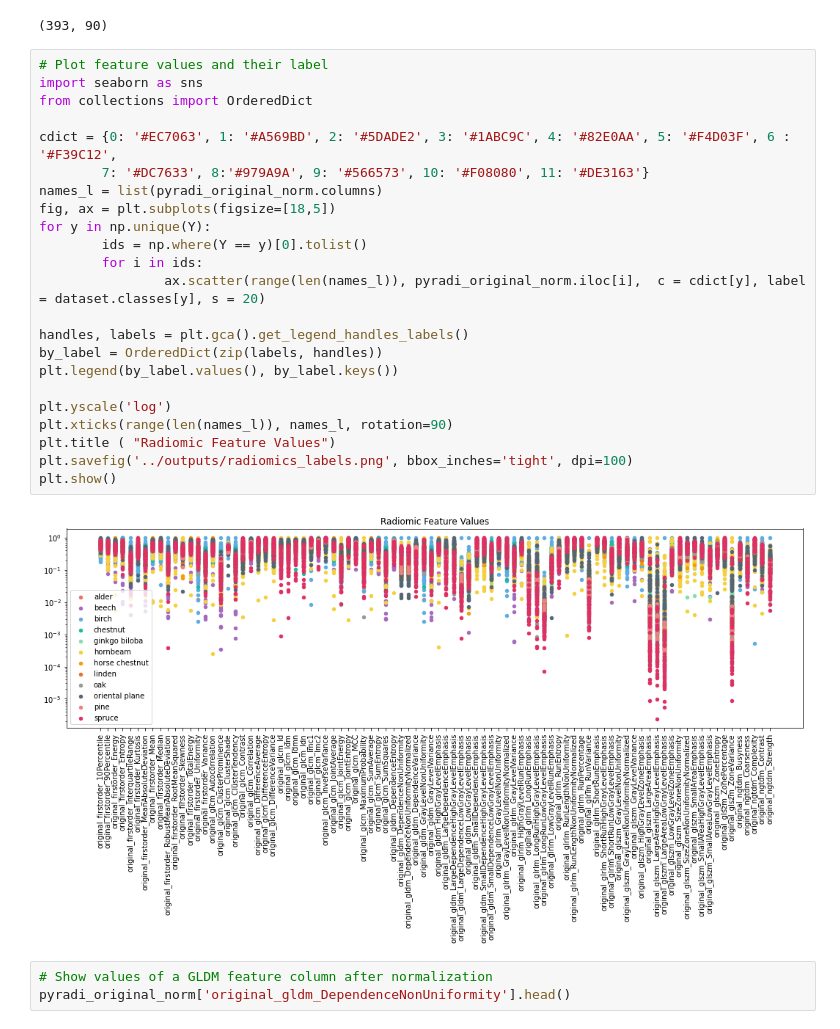
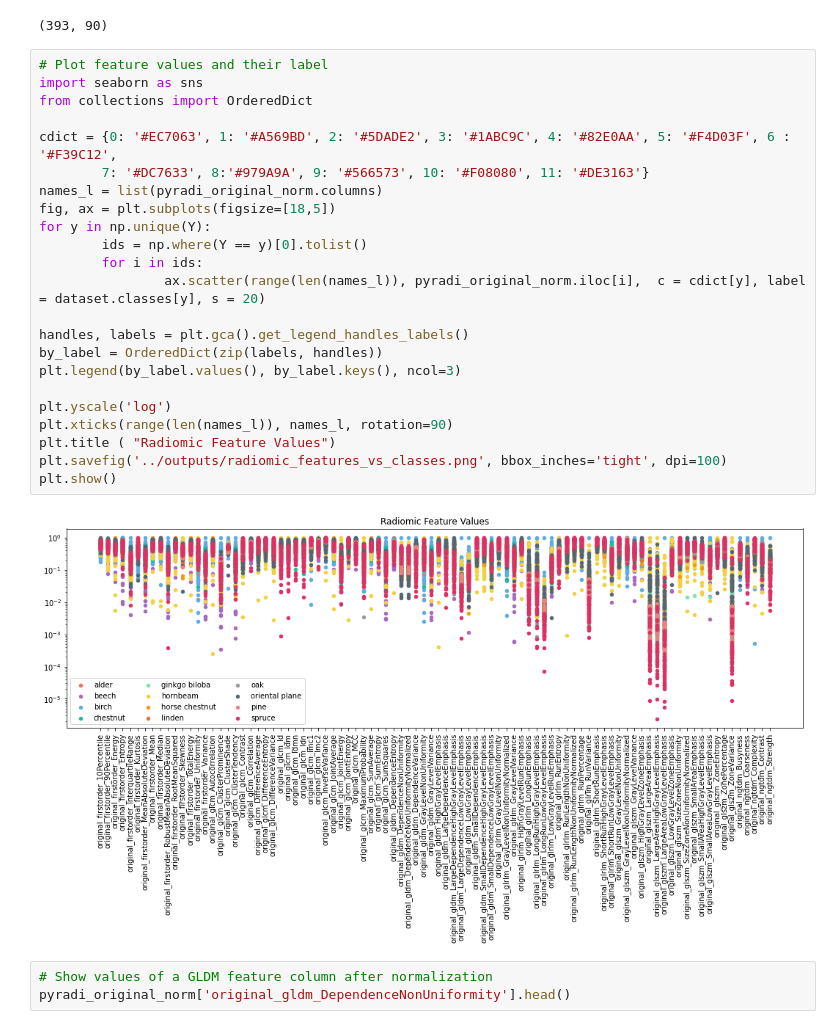
Before and after one commit to MahsaPaknezhad/RadiomicsTutorial, a Jupyter notebook: tree_bark_identification.ipynb, the cells around one changed output. Drawn from its saved outputs; the diff is of its cells as text.

```diff
--- a/tree_bark_identification.ipynb
+++ b/tree_bark_identification.ipynb
@@ -266,28 +266,28 @@ pyradi_original_norm.shape
 # %%
 # Plot feature values and their label
 import seaborn as sns
 from collections import OrderedDict
 
 cdict = {0: '#EC7063', 1: '#A569BD', 2: '#5DADE2', 3: '#1ABC9C', 4: '#82E0AA', 5: '#F4D03F', 6 : '#F39C12',
         7: '#DC7633', 8:'#979A9A', 9: '#566573', 10: '#F08080', 11: '#DE3163'}
 names_l = list(pyradi_original_norm.columns)
 fig, ax = plt.subplots(figsize=[18,5])
 for y in np.unique(Y):
         ids = np.where(Y == y)[0].tolist()
         for i in ids:
                 ax.scatter(range(len(names_l)), pyradi_original_norm.iloc[i],  c = cdict[y], label = dataset.classes[y], s = 20)
 
 handles, labels = plt.gca().get_legend_handles_labels()
 by_label = OrderedDict(zip(labels, handles))
-plt.legend(by_label.values(), by_label.keys())
+plt.legend(by_label.values(), by_label.keys(), ncol=3)
 
 plt.yscale('log')
 plt.xticks(range(len(names_l)), names_l, rotation=90)
 plt.title ( "Radiomic Feature Values")
-plt.savefig('../outputs/radiomics_labels.png', bbox_inches='tight', dpi=100)
+plt.savefig('../outputs/radiomic_features_vs_classes.png', bbox_inches='tight', dpi=100)
 plt.show()
 # %% [output]
-[figure, old version]
+[figure, new version]
 # %%
 # Show values of a GLDM feature column after normalization
 pyradi_original_norm['original_gldm_DependenceNonUniformity'].head()
```
Also changed, not shown: parts of 4 cells of this notebook.
